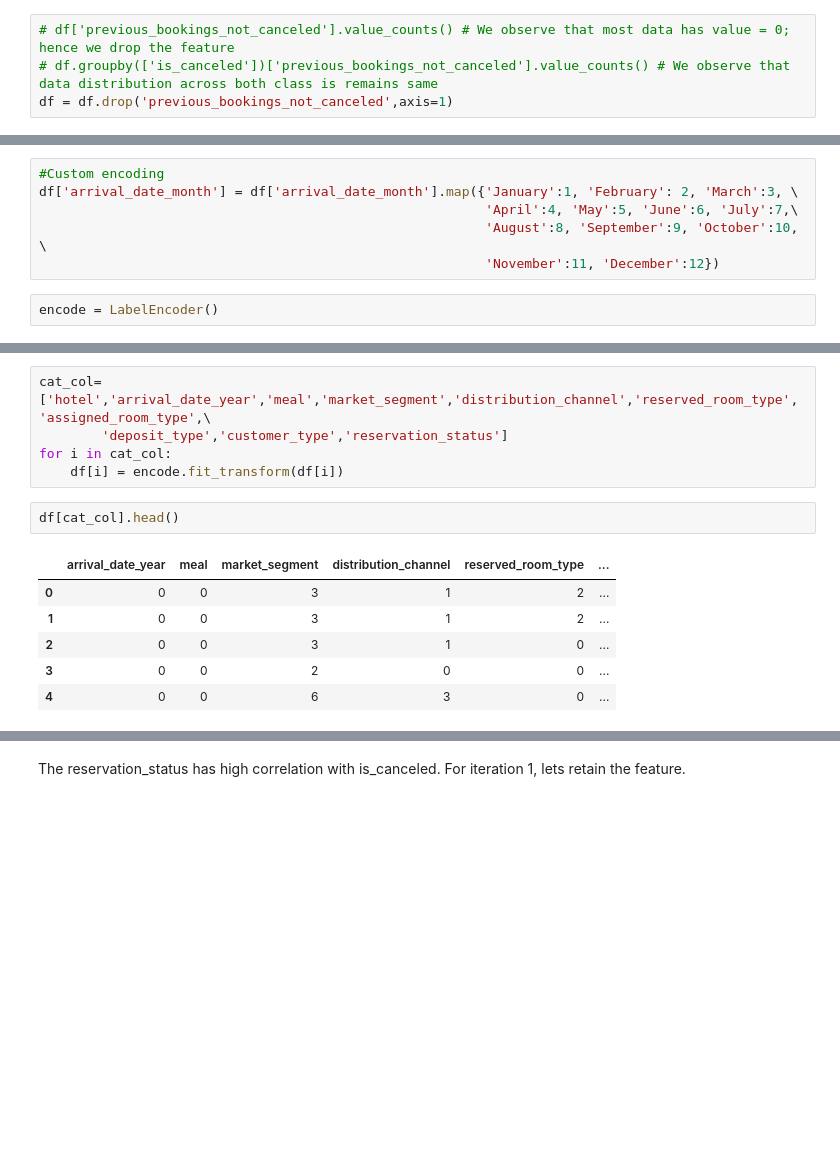
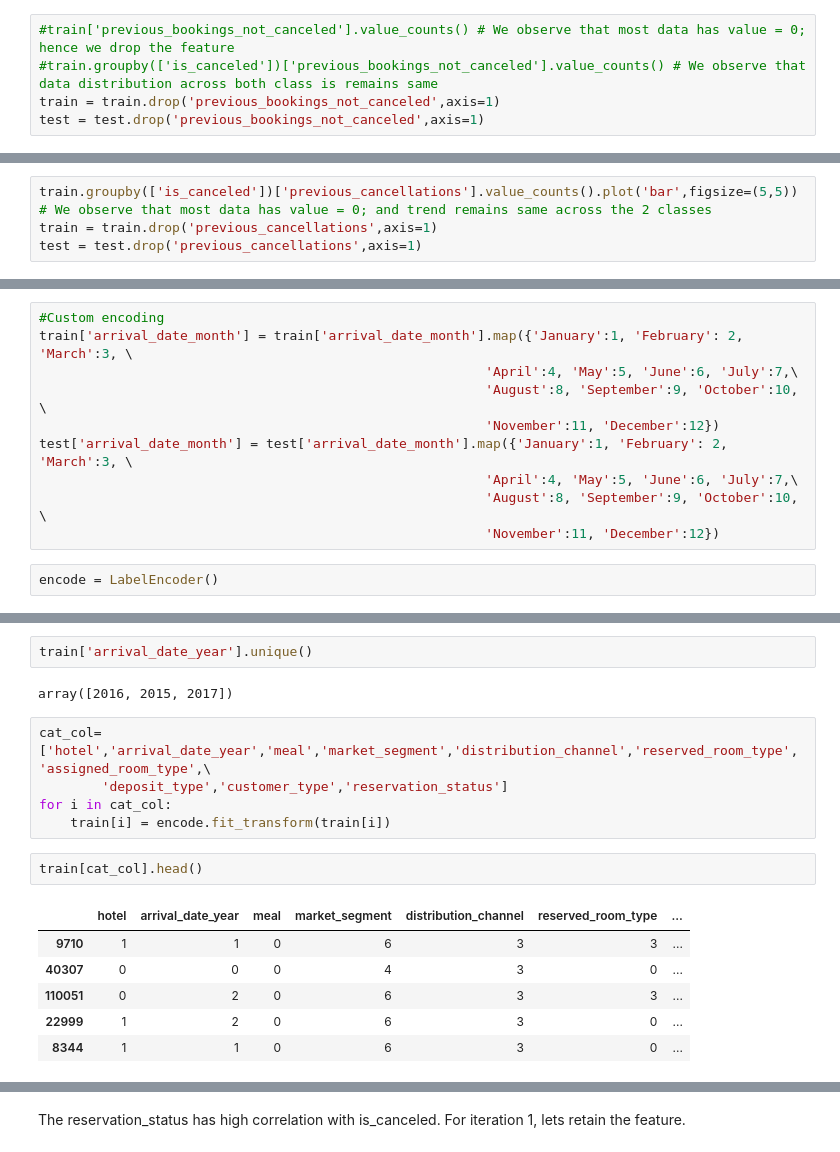
Before and after one commit to olsenme/MLIntro, a Jupyter notebook: Classification_Bayes.ipynb, the cells around one changed output, grey strips where cells are left out. Saved outputs shown, nothing was run; the diff lists cells and outputs as text; blank space fills up the shorter version.

```diff
--- a/Classification_Bayes.ipynb
+++ b/Classification_Bayes.ipynb
@@ -204,4 +248,5 @@ df = df.drop('country',axis=1)
 # %%
-# df['previous_bookings_not_canceled'].value_counts() # We observe that most data has value = 0; hence we drop the feature
-# df.groupby(['is_canceled'])['previous_bookings_not_canceled'].value_counts() # We observe that data distribution across both class is remains same
-df = df.drop('previous_bookings_not_canceled',axis=1)
+#train['previous_bookings_not_canceled'].value_counts() # We observe that most data has value = 0; hence we drop the feature
+#train.groupby(['is_canceled'])['previous_bookings_not_canceled'].value_counts() # We observe that data distribution across both class is remains same
+train = train.drop('previous_bookings_not_canceled',axis=1)
+test = test.drop('previous_bookings_not_canceled',axis=1)
@@ -211,0 +253,5 @@ df = df.drop('previous_cancellations',axis=1)
+# %%
+train.groupby(['is_canceled'])['previous_cancellations'].value_counts().plot('bar',figsize=(5,5))
+# We observe that most data has value = 0; and trend remains same across the 2 classes
+train = train.drop('previous_cancellations',axis=1)
+test = test.drop('previous_cancellations',axis=1)
@@ -218,9 +270,13 @@ backup = df.copy()
 # %%
 #Custom encoding
-df['arrival_date_month'] = df['arrival_date_month'].map({'January':1, 'February': 2, 'March':3, \
+train['arrival_date_month'] = train['arrival_date_month'].map({'January':1, 'February': 2, 'March':3, \
                                                          'April':4, 'May':5, 'June':6, 'July':7,\
                                                          'August':8, 'September':9, 'October':10, \
                                                          'November':11, 'December':12})
+test['arrival_date_month'] = test['arrival_date_month'].map({'January':1, 'February': 2, 'March':3, \
+                                                         'April':4, 'May':5, 'June':6, 'July':7,\
+                                                         'August':8, 'September':9, 'October':10, \
+                                                         'November':11, 'December':12})
 # %%
 encode = LabelEncoder()
 # %%
@@ -238,15 +293,19 @@ Index([u'hotel', u'is_canceled', u'lead_time', u'arrival_date_year',
       dtype='object')
+# %%
+train['arrival_date_year'].unique()
+# %% [output]
+array([2016, 2015, 2017])
 # %%
 cat_col=['hotel','arrival_date_year','meal','market_segment','distribution_channel','reserved_room_type', 'assigned_room_type',\
         'deposit_type','customer_type','reservation_status']
 for i in cat_col:
-    df[i] = encode.fit_transform(df[i])
+    train[i] = encode.fit_transform(train[i])
 # %%
-df[cat_col].head()
+train[cat_col].head()
 # %% [output]
-|  | arrival_date_year | meal | market_segment | distribution_channel | reserved_room_type | ... |
-| 0 | 0 | 0 | 3 | 1 | 2 | ... |
-| 1 | 0 | 0 | 3 | 1 | 2 | ... |
-| 2 | 0 | 0 | 3 | 1 | 0 | ... |
-| 3 | 0 | 0 | 2 | 0 | 0 | ... |
-| 4 | 0 | 0 | 6 | 3 | 0 | ... |
+|  | hotel | arrival_date_year | meal | market_segment | distribution_channel | reserved_room_type | ... |
+| 9710 | 1 | 1 | 0 | 6 | 3 | 3 | ... |
+| 40307 | 0 | 0 | 0 | 4 | 3 | 0 | ... |
+| 110051 | 0 | 2 | 0 | 6 | 3 | 3 | ... |
+| 22999 | 1 | 2 | 0 | 6 | 3 | 0 | ... |
+| 8344 | 1 | 1 | 0 | 6 | 3 | 0 | ... |
```
Also changed, not shown: parts of 139 cells of this notebook.
